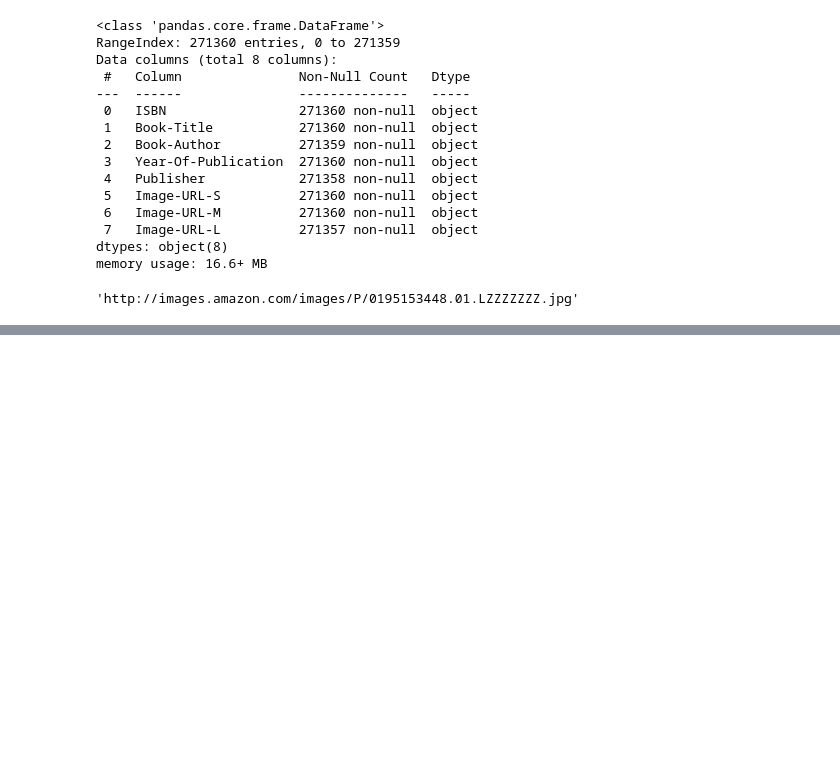
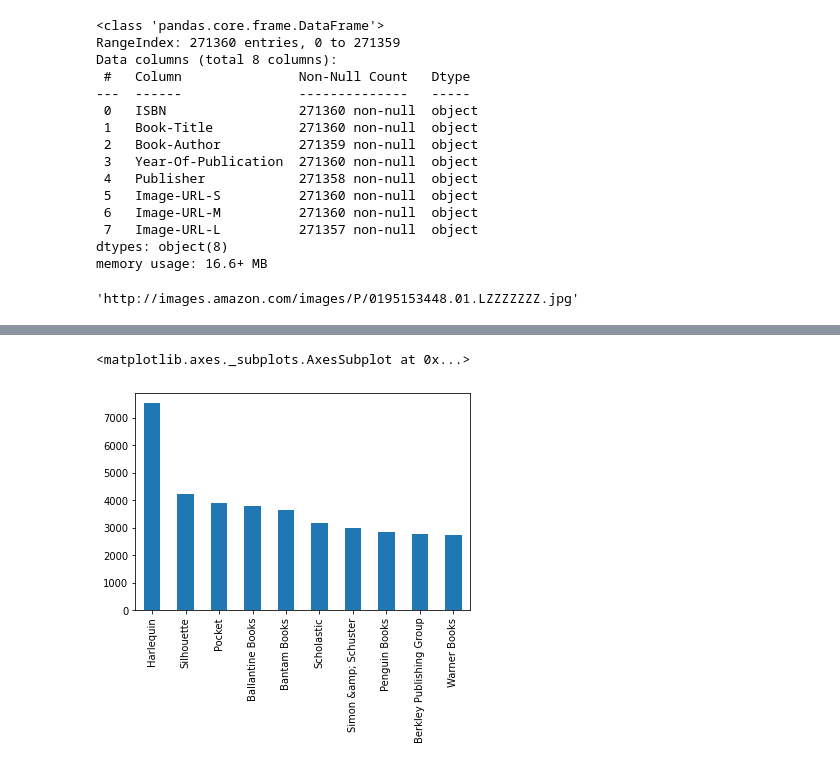
Before and after one commit to shivakumar17/Book-recommendation, a Jupyter notebook: Book_Recommedation.ipynb, the cells around one changed output, grey strips where cells are left out. Cells and saved outputs as stored; diff of their text form; code cells hidden in the pictures; blank space fills up the shorter version.

```diff
--- a/Book_Recommedation.ipynb
+++ b/Book_Recommedation.ipynb
@@ -84,0 +100,5 @@ df_b['Image-URL-L'][0]
+# %%
+df_b['Publisher'].value_counts()[:10].plot.bar()
+# %% [output]
+<matplotlib.axes._subplots.AxesSubplot at 0x...>
+[figure, added]
```
Also changed, not shown: parts of 14 cells of this notebook.
